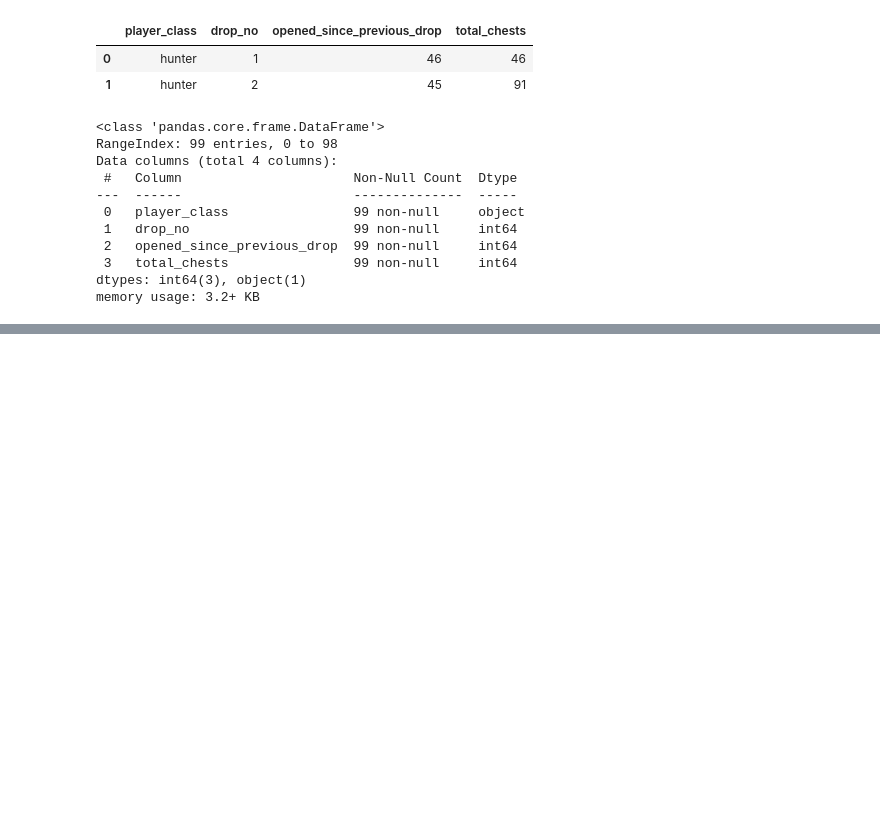
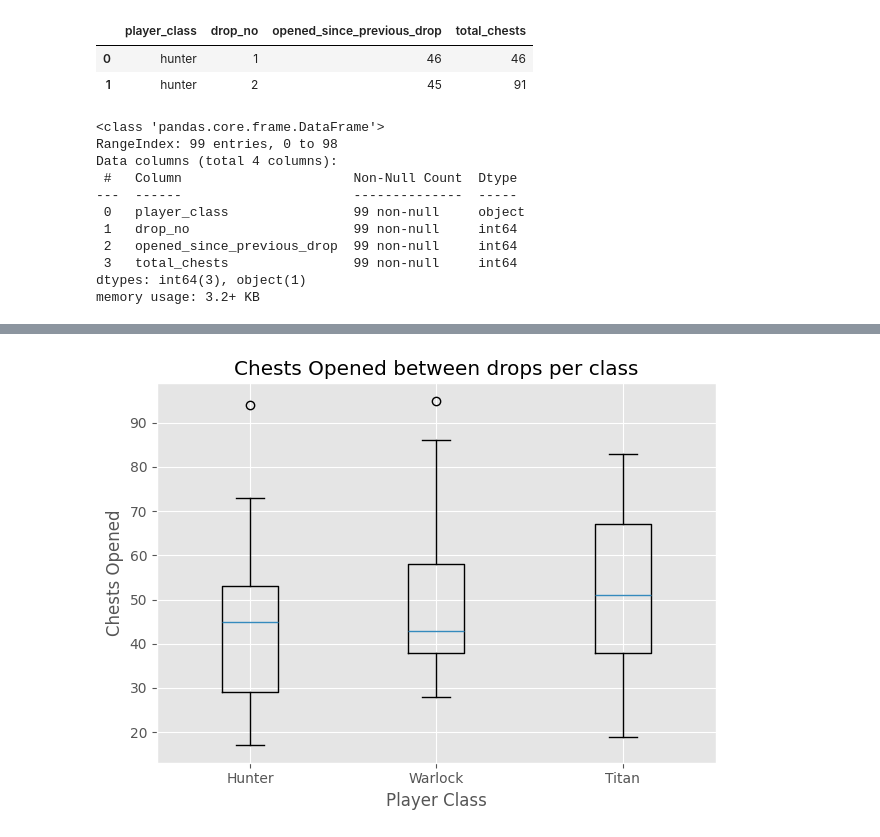
Before and after one commit to finnleyautumn/exotic_class_item_farm, a Jupyter notebook: d2_exotic_farm.ipynb, the cells around one changed output, grey strips where cells are left out. Cells and saved outputs as stored; diff of their text form; code cells hidden in the pictures; blank space fills up the shorter version.

```diff
--- a/d2_exotic_farm.ipynb
+++ b/d2_exotic_farm.ipynb
@@ -256,0 +309,19 @@ ax.bar(world_chests.drop_no, world_chests.opened_since_previous_drop)
+# %%
+# look at the distributions
+dat = [world_chests[world_chests.player_class == 'hunter'].opened_since_previous_drop,
+       world_chests[world_chests.player_class == 'warlock'].opened_since_previous_drop,
+       world_chests[world_chests.player_class == 'titan'].opened_since_previous_drop]
+
+
+fig,ax = plt.subplots(1,1, tight_layout = True)
+ax.boxplot(dat)
+
+ax.set_title("Chests Opened between drops per class")
+ax.set_ylabel("Chests Opened")
+ax.set_xlabel("Player Class")
+ax.set_xticklabels(['Hunter', 'Warlock', 'Titan'])
+
+plt.savefig("outputs/chests_opened_per_class_boxplot.png")
+plt.show()
+# %% [output]
+[figure, added]
```
Also changed, not shown: parts of 10 cells of this notebook, 4 other files.
